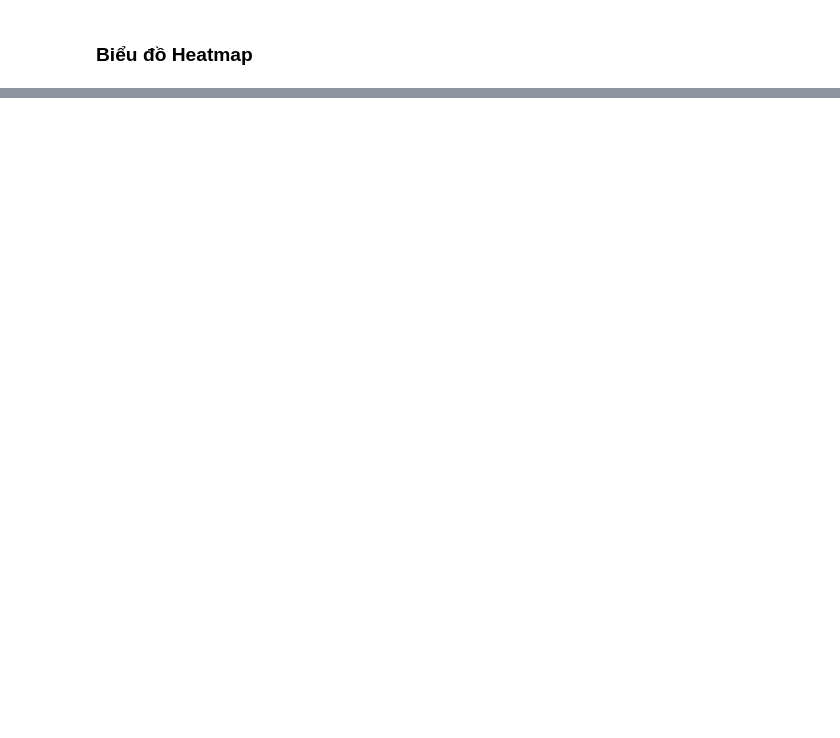
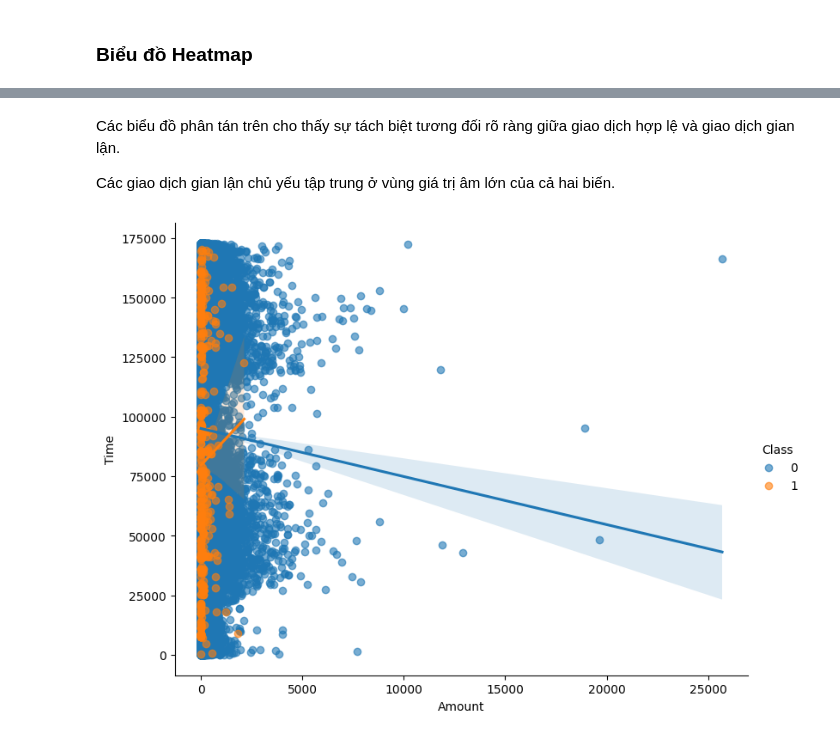
Before and after one commit to NhatHuy61205/Credit-Card-Fraud-Detection-Classification---Imbalanced-, a Jupyter notebook: notebooks/eda/eda_correlation.ipynb, the cells around one changed output, grey strips where cells are left out. Cells and saved outputs as stored; diff of their text form; code cells hidden in the pictures; blank space fills up the shorter version.

```diff
--- a/notebooks/eda/eda_correlation.ipynb
+++ b/notebooks/eda/eda_correlation.ipynb
@@ -93,0 +115,18 @@ Các giao dịch gian lận chủ yếu tập trung ở vùng giá trị âm l
+# %% [markdown]
+Các biểu đồ phân tán trên cho thấy sự tách biệt tương đối rõ ràng giữa giao dịch hợp lệ và giao dịch gian lận.
+
+Các giao dịch gian lận chủ yếu tập trung ở vùng giá trị âm lớn của cả hai biến.
+# %%
+sns.lmplot(
+    data=df,
+    x='Amount',
+    y='Time',
+    hue='Class',
+    height=6,
+    aspect=1.3,
+    scatter_kws={'alpha':0.6}
+)
+
+plt.show()
+# %% [output]
+[figure, added]
```
Also changed, not shown: parts of 13 cells of this notebook.
